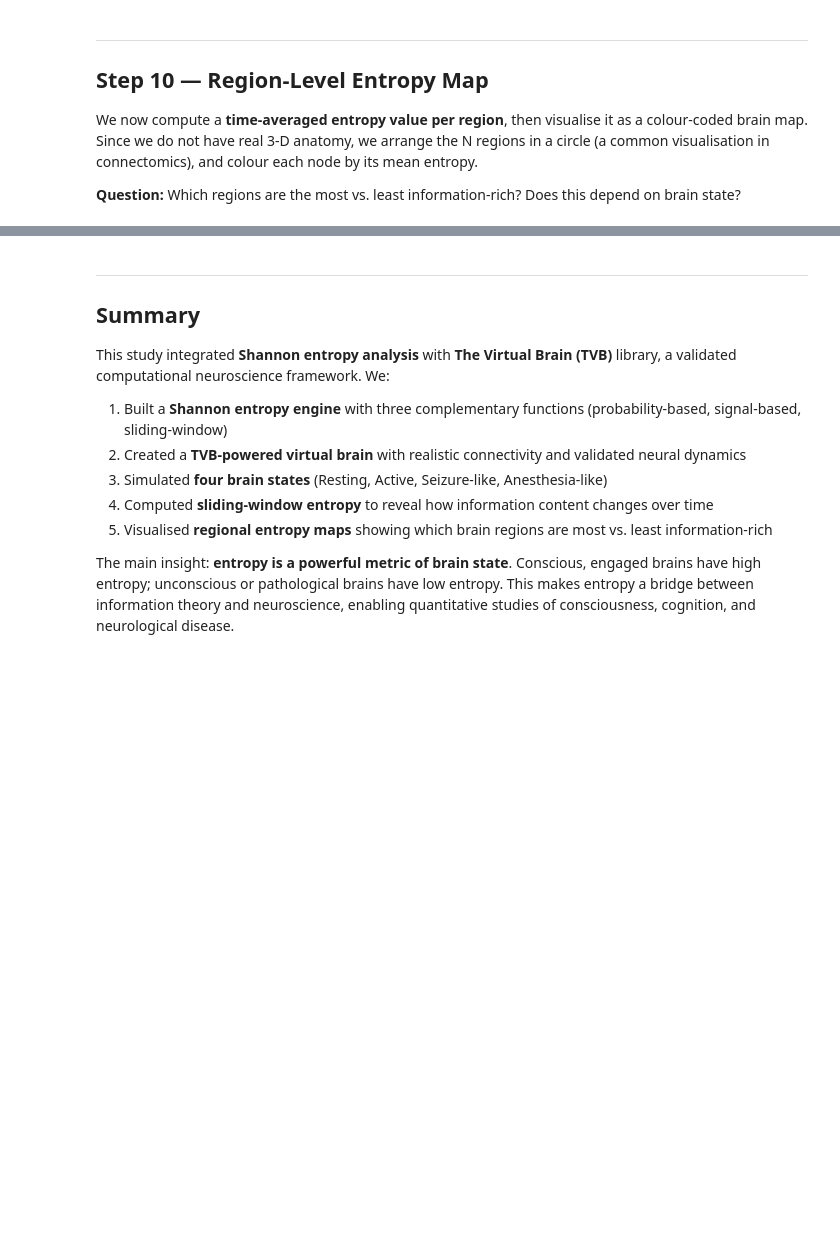
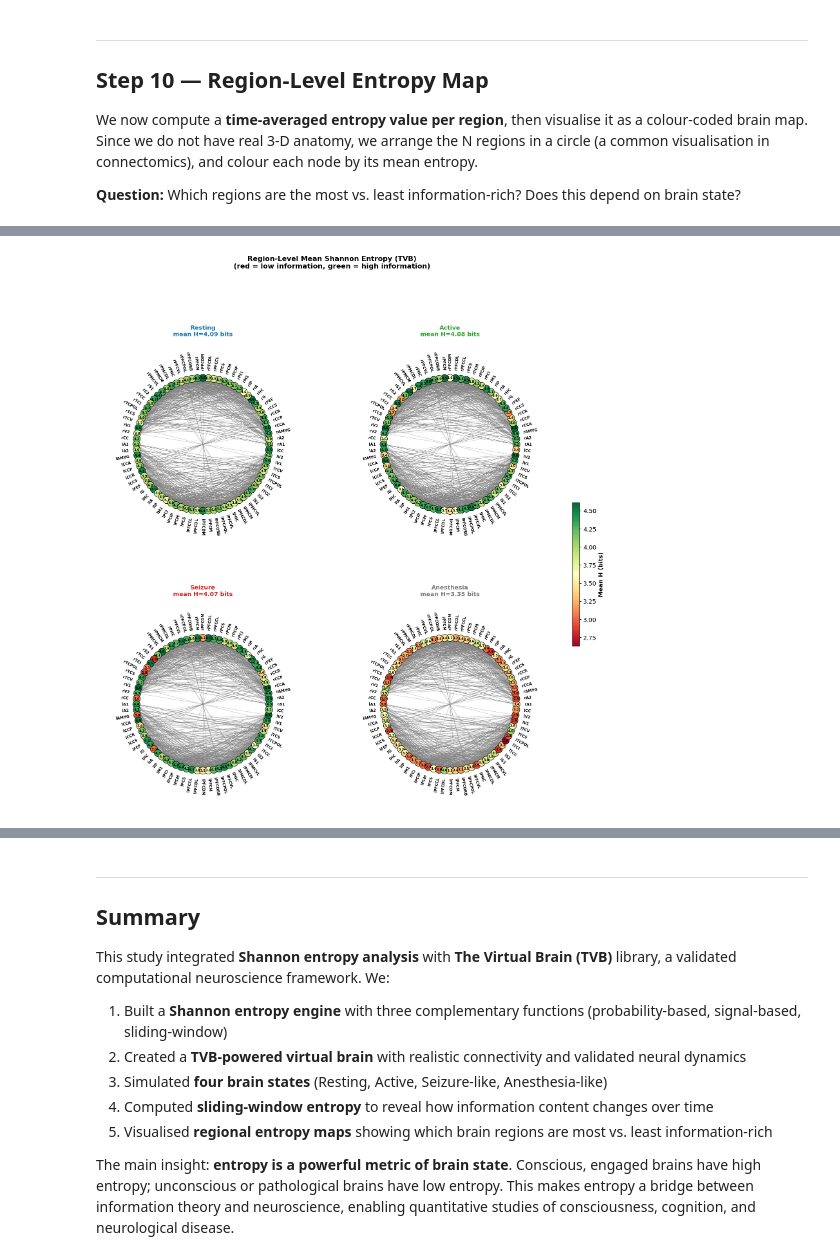
Before and after one commit to ADBauer2/Entropy-Study, a Jupyter notebook: entropy_virtual_brain_TVB.ipynb, the cells around one changed output, grey strips where cells are left out. Cells and saved outputs as stored; diff of their text form; code cells hidden in the pictures; blank space fills up the shorter version.

Commit message:
updated region image 2

```diff
--- a/entropy_virtual_brain_TVB.ipynb
+++ b/entropy_virtual_brain_TVB.ipynb
@@ -872,93 +872,89 @@ We now compute a **time-averaged entropy value per region**, then visualise it a
 N_REGIONS = brain_simulations['Resting']['E'].shape[1]
 REGION_LABELS = white_matter.region_labels
 
-
-
-
-# Inline color configuration fallback to avoid NameErrors
 state_colors = {
-    'Resting': '#1f77b4',     # Deep Blue
-    'Active': '#2ca02c',      # Vivid Green
-    'Seizure': '#d62728',     # Crimson
-    'Anesthesia': '#7f7f7f'   # Slate Gray (included just in case)
+    'Resting': '#1f77b4',
+    'Active': '#2ca02c',
+    'Seizure': '#d62728',
+    'Anesthesia': '#7f7f7f'
 }
 
 # Compute mean entropy per region (averaged over time) for each state
 region_entropy = {
-    name: res['H_mat'].mean(axis=0)  # mean over time windows
+    name: res['H_mat'].mean(axis=0)
     for name, res in entropy_results.items()
 }
 
-# ── Circular node positions ───────────────────────────────────────────────────
+# ── Circular node positions — larger radius spreads 76 nodes apart ────────────
+RADIUS = 4.0
 angles = np.linspace(0, 2 * np.pi, N_REGIONS, endpoint=False)
-node_x = np.cos(angles)
-node_y = np.sin(angles)
+node_x = RADIUS * np.cos(angles)
+node_y = RADIUS * np.sin(angles)
 
 # ── Colour normalisation across all states (shared scale) ────────────────────
 all_H_vals = np.concatenate(list(region_entropy.values()))
 norm = Normalize(vmin=all_H_vals.min(), vmax=all_H_vals.max())
 cmap = cm.get_cmap('RdYlGn')  # red = low entropy, green = high entropy
 
-# 2×2 grid layout for readability
-fig, axes = plt.subplots(2, 2, figsize=(14, 14), squeeze=False)
+# 2×2 grid; squeeze=False ensures axes is always a 2D array
+fig, axes = plt.subplots(2, 2, figsize=(16, 16), squeeze=False)
 axes = axes.ravel()
 
 fig.suptitle('Region-Level Mean Shannon Entropy (TVB)\n(red = low information, green = high information)',
              fontsize=13, y=1.01, fontweight='bold')
 
-# Get structural connectivity weights for the background edges
 C = brain_simulations['Resting']['simulator'].connectivity.weights
 print(f'Connectivity matrix shape: {C.shape}')
-
-# Get the maximum weight in the matrix to prevent scaling overflows
 max_weight = C.max() if C.max() > 0 else 1.0
 
-
+LIMS = RADIUS * 1.55  # axis limits with room for radial labels
 
 for ax, (name, H_reg) in zip(axes, region_entropy.items()):
-    # Draw structural connectivity edges (white matter tracts)
+    # Draw structural connectivity edges
     for i in range(N_REGIONS):
-        for j in range(i + 1, N_REGIONS-1):
-            if C[i, j] > 0.05:   # Threshold to only draw strong structural links
-                # Scale proportionally relative to the network's maximum weight
-                edge_alpha = float((C[i, j] / max_weight))  # Scale to a maximum of 0.4 for visibility
-
+        for j in range(i + 1, N_REGIONS - 1):
+            if C[i, j] > 0.05:
+                edge_alpha = float(C[i, j] / max_weight)
                 ax.plot(
                     [node_x[i], node_x[j]],
                     [node_y[i], node_y[j]],
                     color='grey', alpha=edge_alpha, linewidth=0.8, zorder=1
                 )
 
-    # Draw nodes coloured by entropy values
-    scatter = ax.scatter(
+    # Draw nodes coloured by entropy
+    ax.scatter(
         node_x, node_y,
         c=H_reg, cmap=cmap, norm=norm,
-        s=350, zorder=5, edgecolors='black', linewidths=0.8
+        s=180, zorder=5, edgecolors='black', linewidths=0.8
     )
 
-    # Label each node with region name and entropy value
-    for r, (lbl, x, y) in enumerate(zip(REGION_LABELS, node_x, node_y)):
-        # Structural label outside the ring
-        ax.text(x * 1.25, y * 1.25, lbl, ha='center', va='center',
-                fontsize=8, fontweight='bold')
-        # Numeric bit value inside the node circle
+    # Labels radiate outward like spokes from the centre
+    for r, (lbl, angle, x, y) in enumerate(zip(REGION_LABELS, angles, node_x, node_y)):
+        rot_deg = np.degrees(angle) % 360
+        # Flip left-half labels so text is never upside-down
+        if 90 < rot_deg < 270:
+            rot_deg += 180
+            ha = 'right'
+        else:
+            ha = 'left'
+
+        ax.text(x * 1.12, y * 1.12, lbl,
+                rotation=rot_deg, rotation_mode='anchor',
+                ha=ha, va='center',
+                fontsize=7, fontweight='bold', color='black')
+
+        # Entropy value inside the node — always black
         ax.text(x, y, f'{H_reg[r]:.1f}',
-                ha='center', va='center', fontsize=7,
-                color='black' if 0.4 < norm(H_reg[r]) < 0.7 else 'white',
-                fontweight='bold', zorder=6)
+                ha='center', va='center', fontsize=6,
+                color='black', fontweight='bold', zorder=6)
 
-    # Frame properties
-    ax.set_xlim(-1.5, 1.5)
-    ax.set_ylim(-1.5, 1.5)
+    ax.set_xlim(-LIMS, LIMS)
+    ax.set_ylim(-LIMS, LIMS)
     ax.set_aspect('equal')
     ax.axis('off')
+    ax.set_title(f'{name}\nmean H={H_reg.mean():.2f} bits', fontsize=11,
+                 color=state_colors.get(name, 'black'), fontweight='bold', pad=10)
 
-    # Safe title coloring color map access
-    title_color = state_colors.get(name, 'black')
-    ax.set_title(f'{name}\nmean H={H_reg.mean():.2f} bits', fontsize=11,
-                 color=title_color, fontweight='bold', pad=10)
-
-# Shared colorbar configuration positioned across all active plots
 sm = cm.ScalarMappable(cmap=cmap, norm=norm)
 sm.set_array([])
 cbar = fig.colorbar(sm, ax=axes, fraction=0.015, pad=0.04)
@@ -967,3 +963,4 @@ cbar.set_label('Mean H (bits)', fontsize=11, fontweight='bold')
 plt.savefig('03_TVB_region_entropy_map.png', bbox_inches='tight', dpi=120)
 plt.show()
 print('✓ Figure saved: 03_TVB_region_entropy_map.png')
+# %% [output]
@@ -969,0 +968 @@ print('✓ Figure saved: 03_TVB_region_entropy_map.png')
+[figure, added]
```
Also changed, not shown: parts of 1 cell of this notebook.
